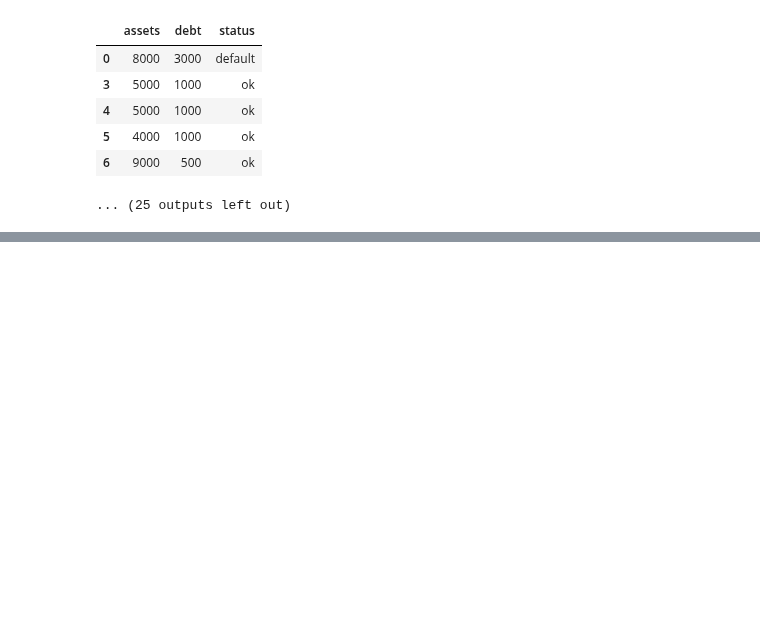
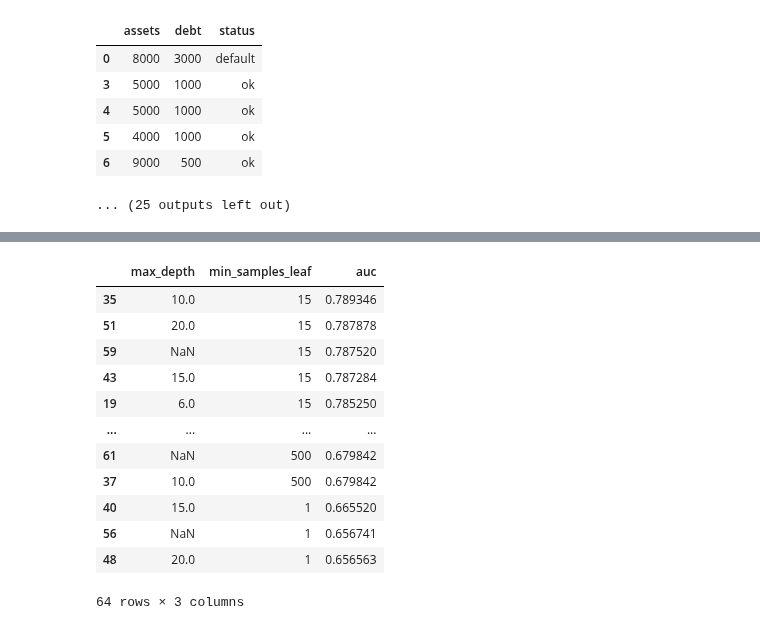
Before and after one commit to sheilambadi/machine-learning-zoomcamp, a Jupyter notebook: machine-learning-zoomcamp/06_decision_trees_and_ensemble_learning/coursework.ipynb, the cells around one changed output, grey strips where cells are left out. Cells and saved outputs as stored; diff of their text form; code cells hidden in the pictures; blank space fills up the shorter version.

```diff
--- a/machine-learning-zoomcamp/06_decision_trees_and_ensemble_learning/coursework.ipynb
+++ b/machine-learning-zoomcamp/06_decision_trees_and_ensemble_learning/coursework.ipynb
@@ -563,0 +643,19 @@ Name: proportion, dtype: float64
+# %%
+columns = ['max_depth', 'min_samples_leaf', 'auc']
+df_scores = pd.DataFrame(scores, columns=columns)
+df_scores.sort_values(by='auc', ascending=False, inplace=True)
+df_scores
+# %% [output]
+|  | max_depth | min_samples_leaf | auc |
+| 35 | 10.0 | 15 | 0.789346 |
+| 51 | 20.0 | 15 | 0.787878 |
+| 59 | NaN | 15 | 0.787520 |
+| 43 | 15.0 | 15 | 0.787284 |
+| 19 | 6.0 | 15 | 0.785250 |
+| ... | ... | ... | ... |
+| 61 | NaN | 500 | 0.679842 |
+| 37 | 10.0 | 500 | 0.679842 |
+| 40 | 15.0 | 1 | 0.665520 |
+| 56 | NaN | 1 | 0.656741 |
+| 48 | 20.0 | 1 | 0.656563 |
+64 rows × 3 columns
```
Also changed, not shown: parts of 9 cells of this notebook.
